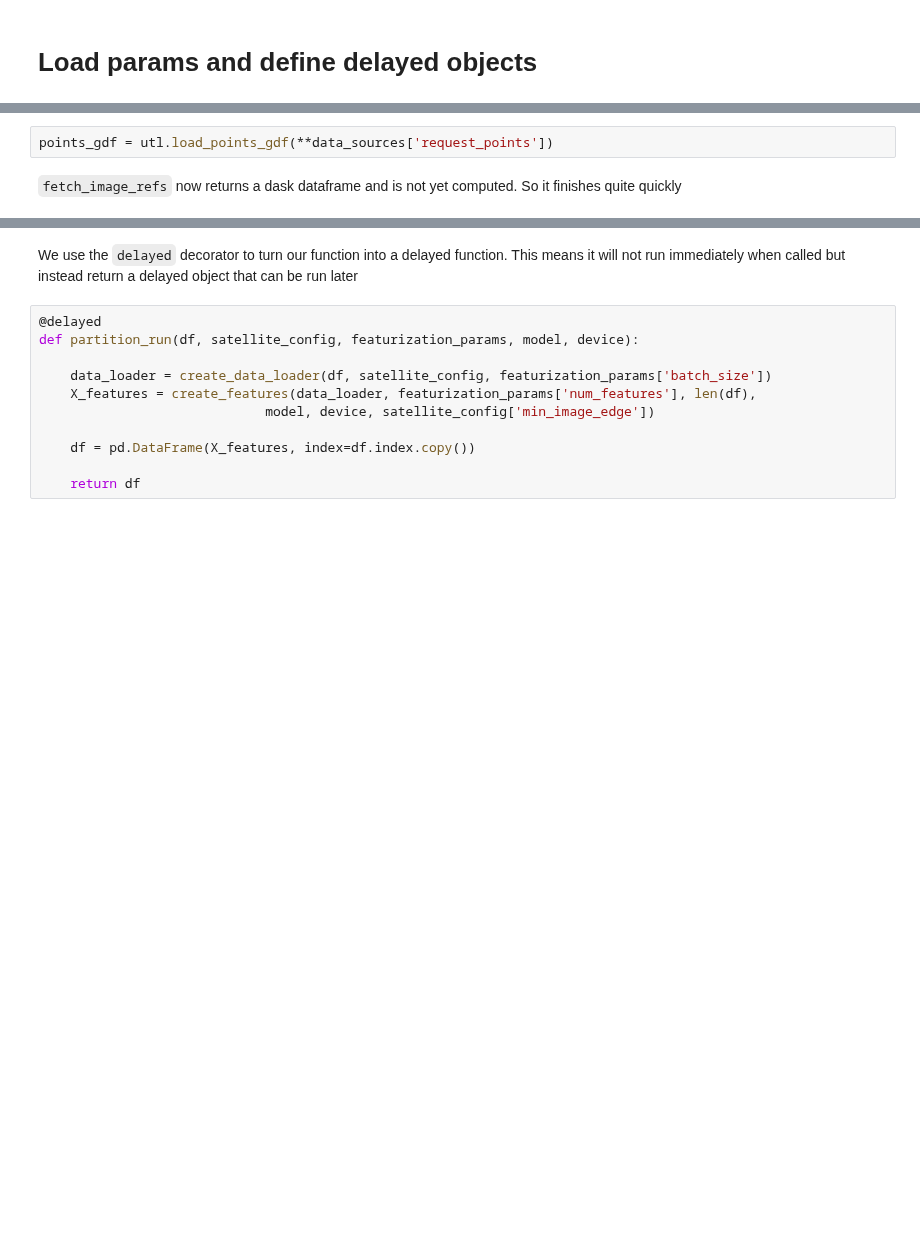
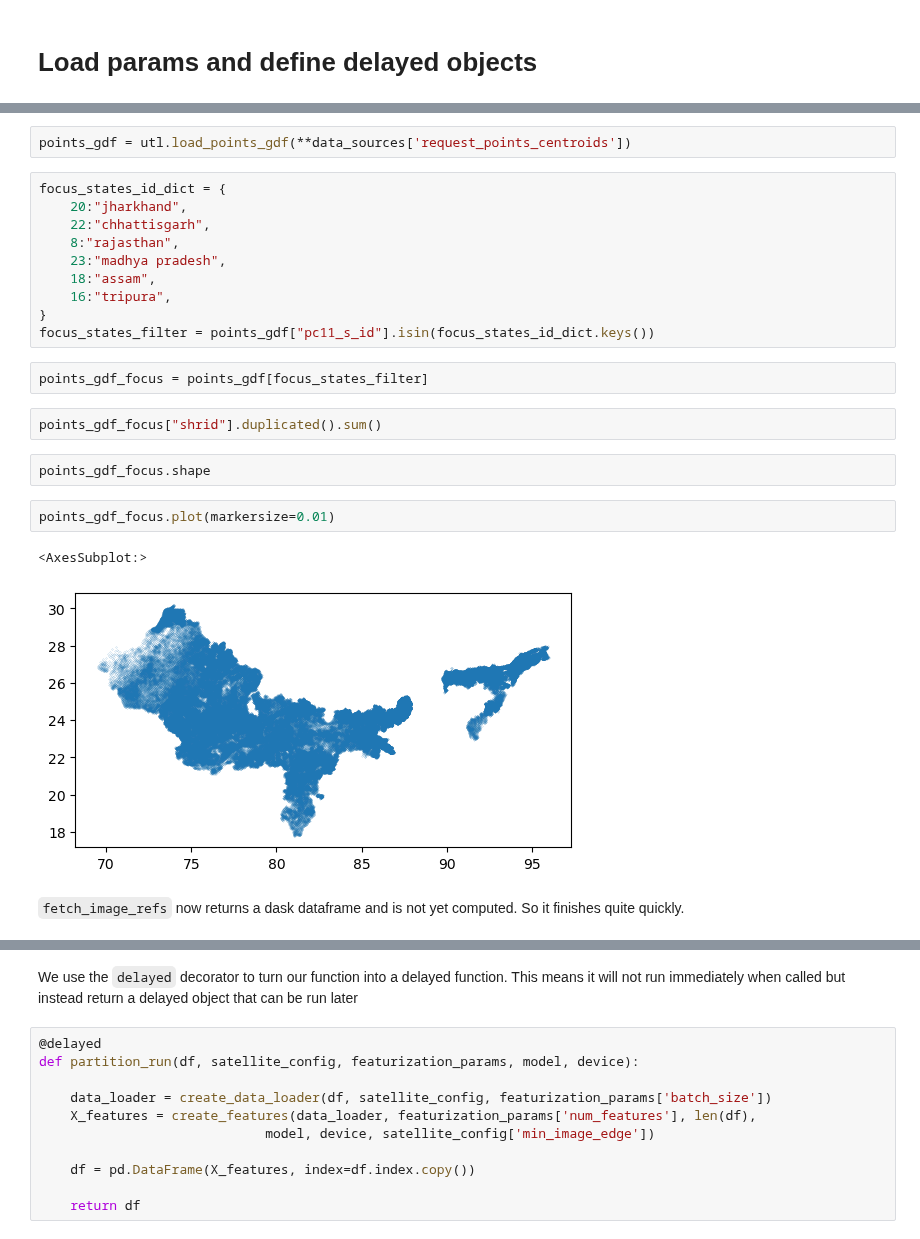
Before and after one commit to IDinsight/mosaiks, a Jupyter notebook: playground/featurize_pipeline.ipynb, the cells around one changed output, grey strips where cells are left out. Drawn from its saved outputs; the diff is of its cells as text; blank space fills up the shorter version.

```diff
--- a/playground/featurize_pipeline.ipynb
+++ b/playground/featurize_pipeline.ipynb
@@ -103,6 +111,27 @@ data_sources = utl.load_yaml_config('data_catalog.yaml')
 # %%
-points_gdf = utl.load_points_gdf(**data_sources['request_points'])
+points_gdf = utl.load_points_gdf(**data_sources['request_points_centroids'])
+# %%
+focus_states_id_dict = {
+    20:"jharkhand",
+    22:"chhattisgarh",
+    8:"rajasthan",
+    23:"madhya pradesh",
+    18:"assam",
+    16:"tripura",
+}
+focus_states_filter = points_gdf["pc11_s_id"].isin(focus_states_id_dict.keys())
+# %%
+points_gdf_focus = points_gdf[focus_states_filter]
+# %%
+points_gdf_focus["shrid"].duplicated().sum()
+# %%
+points_gdf_focus.shape
+# %%
+points_gdf_focus.plot(markersize=0.01)
+# %% [output]
+<AxesSubplot:>
+[figure, added]
 # %% [markdown]
-`fetch_image_refs` now returns a dask dataframe and is not yet computed. So it finishes quite quickly
+`fetch_image_refs` now returns a dask dataframe and is not yet computed. So it finishes quite quickly.
 # %%
 %%time
```
Also changed, not shown: parts of 29 cells of this notebook, 3 other files.
